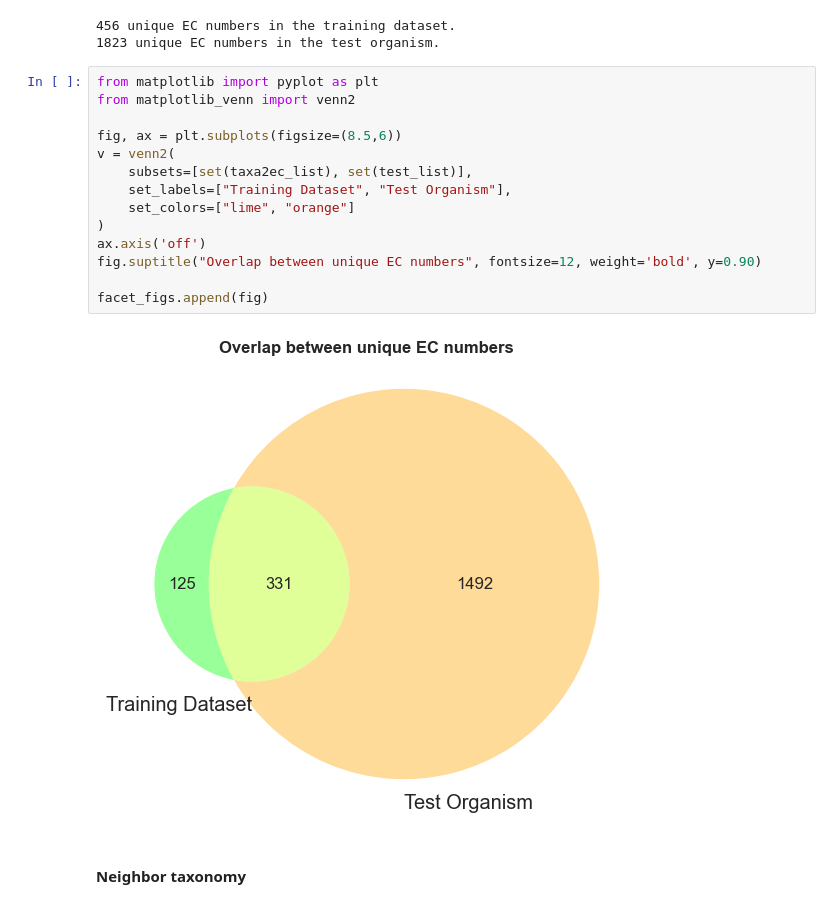
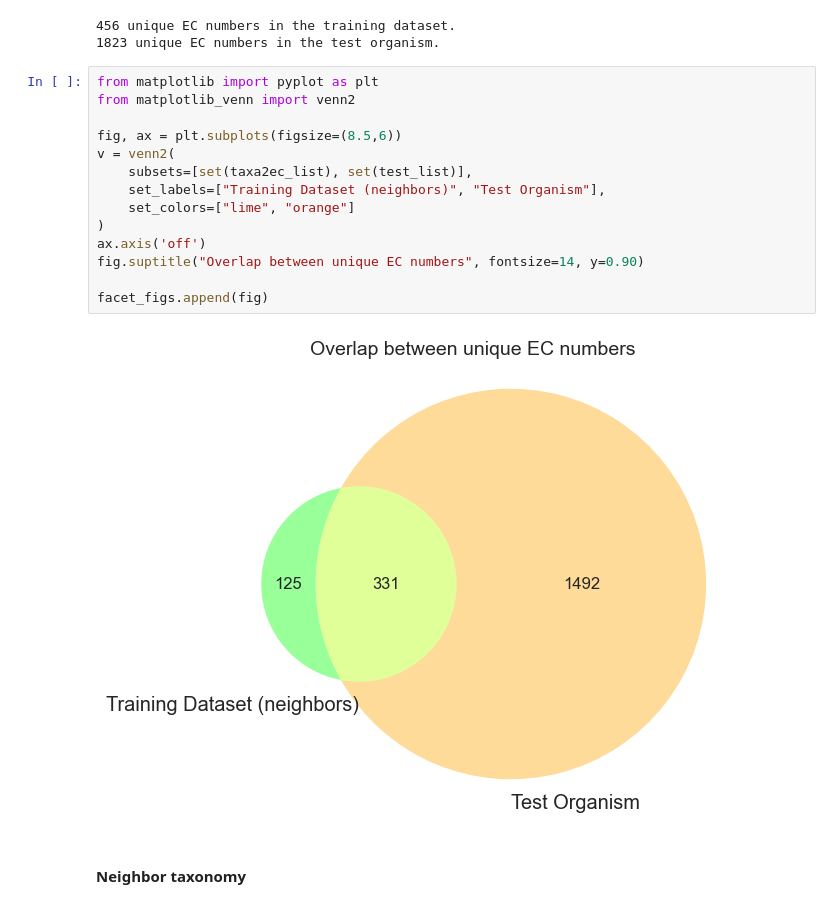
Before and after one commit to giovannellilab/media-prediction, a Jupyter notebook: notebooks/03-MIPEM.ipynb, the cells around one changed output. Cells and saved outputs as stored; diff of their text form.

Commit message:
Update formatting, figure titles, labels

```diff
--- a/notebooks/03-MIPEM.ipynb
+++ b/notebooks/03-MIPEM.ipynb
@@ -284,19 +284,19 @@ print(len(set(test_list)), "unique EC numbers in the test organism.")
 # %%
 from matplotlib import pyplot as plt
 from matplotlib_venn import venn2
 
 fig, ax = plt.subplots(figsize=(8.5,6))
 v = venn2(
     subsets=[set(taxa2ec_list), set(test_list)],
-    set_labels=["Training Dataset", "Test Organism"],
+    set_labels=["Training Dataset (neighbors)", "Test Organism"],
     set_colors=["lime", "orange"]
 )
 ax.axis('off')
-fig.suptitle("Overlap between unique EC numbers", fontsize=12, weight='bold', y=0.90)
+fig.suptitle("Overlap between unique EC numbers", fontsize=14, y=0.90)
 
 facet_figs.append(fig)
 # %% [output]
-[figure, old version]
+[figure, new version]
 # %% [markdown]
 #### Neighbor taxonomy
 # %%
```
Also changed, not shown: 2 other files.
